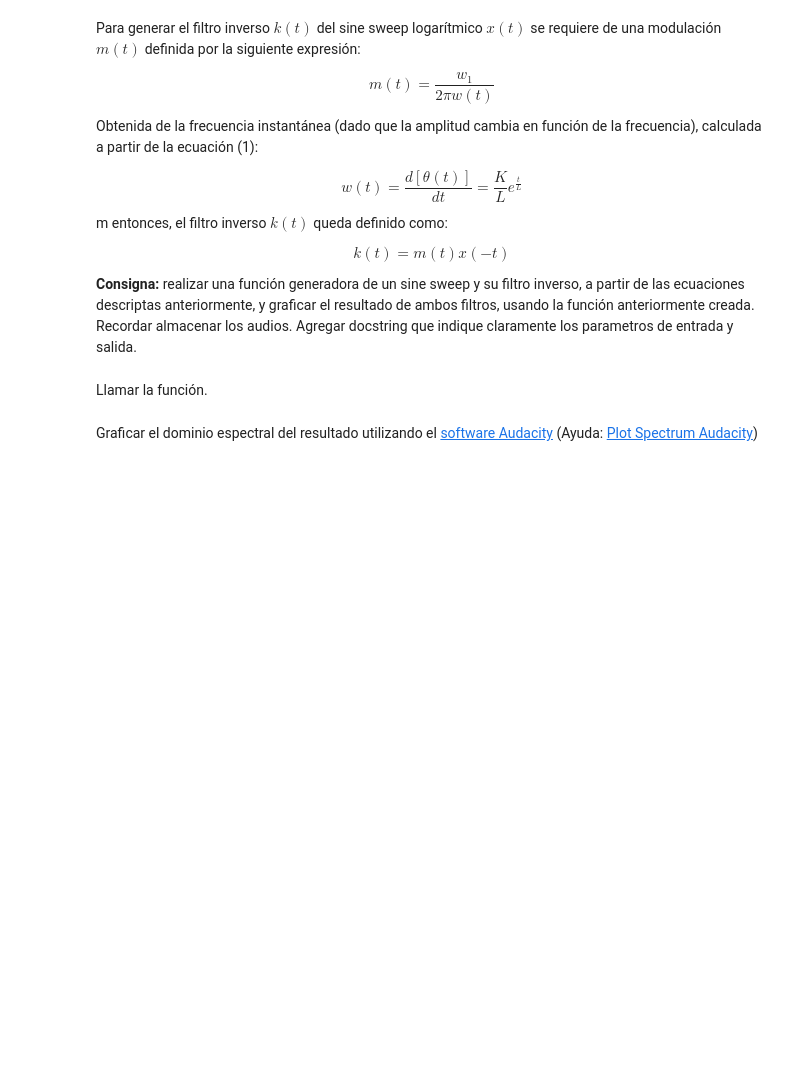
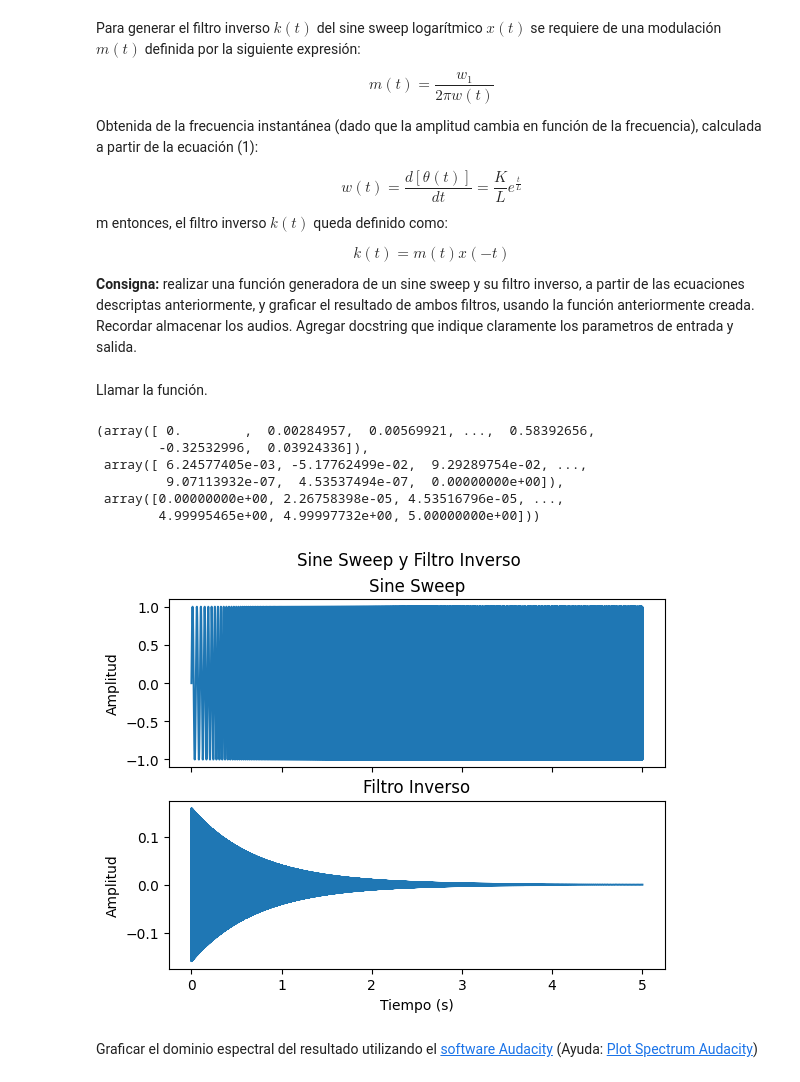
Before and after one commit to jaldreyuntref/sys, a Jupyter notebook: primer-entrega/primer_entrega.ipynb, the cells around one changed output. Drawn from its saved outputs; the diff is of its cells as text; code cells hidden in the pictures; blank space fills up the shorter version.

Commit message:
sine sweep y filtro inverso casi terminados

```diff
--- a/primer-entrega/primer_entrega.ipynb
+++ b/primer-entrega/primer_entrega.ipynb
@@ -200,6 +198,54 @@ k(t)=m(t)x(-t)
+# %%
+# Completar
+
+def generarSineSweepYFiltroInverso(finf, fsup, t0):
+    wi = 2*np.pi*finf
+    ws = 2*np.pi*fsup
+
+    R = np.log(ws/wi)
+    K = (t0*wi)/R
+    L = t0/R
+    fs = 44100
+    t = np.linspace(0,t0,t0*fs)
+
+    # Definición del sine sweep
+    sine_sweep = np.sin(K*(np.exp(t/L)-1))
+
+    fig, (ax1, ax2) = plt.subplots(2, 1, sharex=True)
+    ax1.plot(t, sine_sweep)
+    ax1.set_ylabel('Amplitud')
+    ax1.set_title('Sine Sweep')
+
+    # Definición de la modulacion
+    m = wi/(2*np.pi*(K/L)*np.exp(t/L))  # (K/L)*math.exp(t/L) = w(t) en la consigna
+
+    # Definición del filtro inverso
+    filtro_inverso = m*sine_sweep[::-1]
+
+    ax2.plot(t, filtro_inverso)
+    ax2.set_ylabel('Amplitud')
+    ax2.set_title('Filtro Inverso')
+
+    plt.xlabel('Tiempo (s)')
+    plt.grid(True)
+    fig.suptitle('Sine Sweep y Filtro Inverso - Dominio Temporal')
+
+    wavfile.write("media/sine-sweep.wav", fs, np.int16(sine_sweep * 32767))
+    wavfile.write("media/filtro-inverso.wav", fs, np.int16(filtro_inverso * 32767))
+
+    return (sine_sweep, filtro_inverso, t)
 # %% [markdown]
 Llamar la función.
 # %%
 # completar
+generarSineSweepYFiltroInverso(20, 20000, 5)
+# %% [output]
+(array([ 0.        ,  0.00284957,  0.00569921, ...,  0.58392656,
+        -0.32532996,  0.03924336]),
+ array([ 6.24577405e-03, -5.17762499e-02,  9.29289754e-02, ...,
+         9.07113932e-07,  4.53537494e-07,  0.00000000e+00]),
+ array([0.00000000e+00, 2.26758398e-05, 4.53516796e-05, ...,
+        4.99995465e+00, 4.99997732e+00, 5.00000000e+00]))
+[figure, added]
 # %% [markdown]
 Graficar el dominio espectral del resultado utilizando el [software Audacity](https://www.audacityteam.org/) (Ayuda: [Plot Spectrum Audacity](https://manual.audacityteam.org/man/plot_spectrum.html))
```
Also changed, not shown: parts of 6 cells of this notebook, 7 other files.
